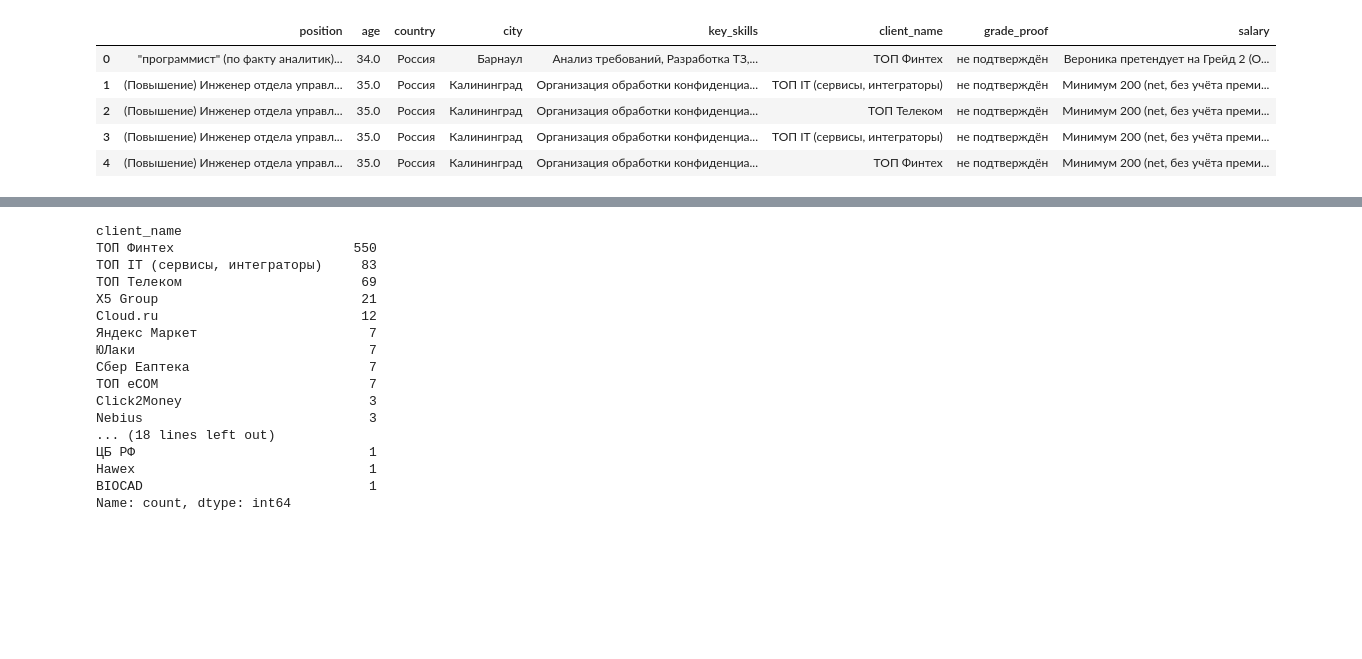
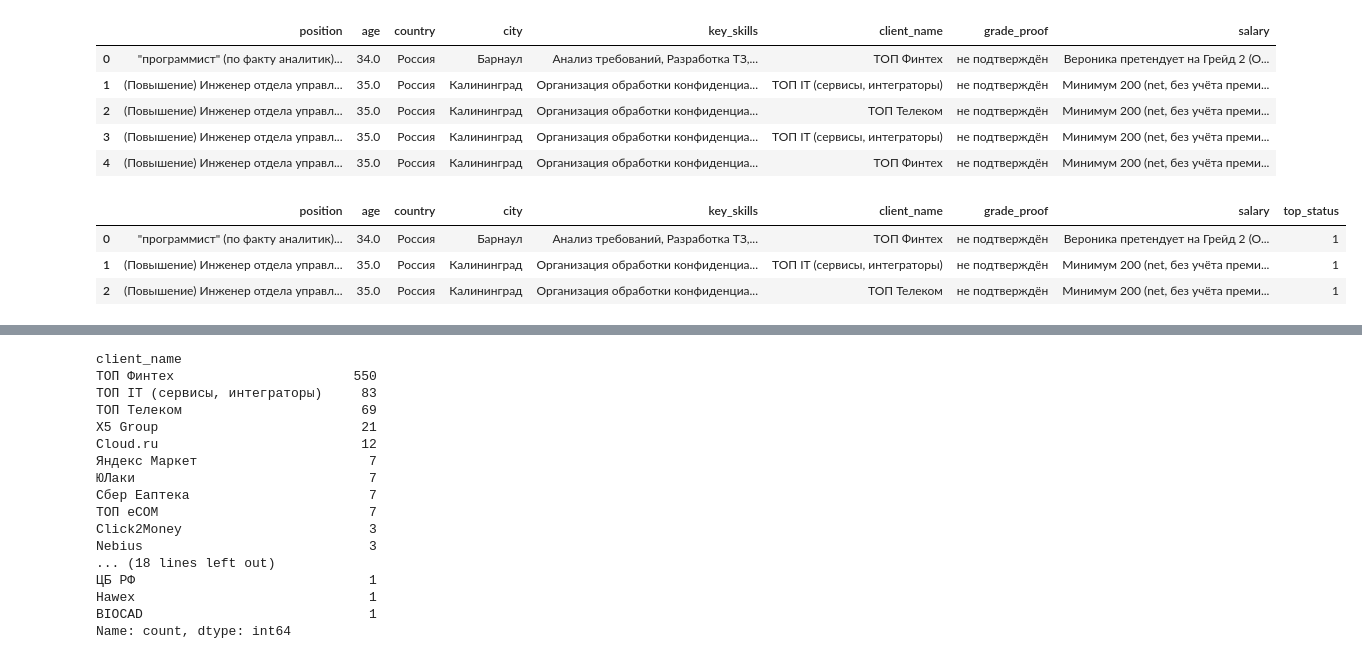
Before and after one commit to Halva773/FIC_hackaton, a Jupyter notebook: notebooks/Analisis.ipynb, the cells around one changed output, grey strips where cells are left out. Drawn from its saved outputs; the diff is of its cells as text; code cells hidden in the pictures; blank space fills up the shorter version.

```diff
--- a/notebooks/Analisis.ipynb
+++ b/notebooks/Analisis.ipynb
@@ -13,3 +14,16 @@ data.head()
 | 2 | (Повышение) Инженер отдела управл... | 35.0 | Россия | Калининград | Организация обработки конфиденциа... | ТОП Телеком | не подтверждён | Минимум 200 (net, без учёта преми... |
 | 3 | (Повышение) Инженер отдела управл... | 35.0 | Россия | Калининград | Организация обработки конфиденциа... | ТОП IT (сервисы, интеграторы) | не подтверждён | Минимум 200 (net, без учёта преми... |
 | 4 | (Повышение) Инженер отдела управл... | 35.0 | Россия | Калининград | Организация обработки конфиденциа... | ТОП Финтех | не подтверждён | Минимум 200 (net, без учёта преми... |
+# %%
+def set_top_status(value):
+    if 'топ' in value.lower():
+        return 1
+    return 0
+
+data['top_status'] = data['client_name'].apply(lambda x: set_top_status(x))
+data.head(3)
+# %% [output]
+|  | position | age | country | city | key_skills | client_name | grade_proof | salary | top_status |
+| 0 | "программист" (по факту аналитик)... | 34.0 | Россия | Барнаул | Анализ требований, Разработка ТЗ,... | ТОП Финтех | не подтверждён | Вероника претендует на Грейд 2 (О... | 1 |
+| 1 | (Повышение) Инженер отдела управл... | 35.0 | Россия | Калининград | Организация обработки конфиденциа... | ТОП IT (сервисы, интеграторы) | не подтверждён | Минимум 200 (net, без учёта преми... | 1 |
+| 2 | (Повышение) Инженер отдела управл... | 35.0 | Россия | Калининград | Организация обработки конфиденциа... | ТОП Телеком | не подтверждён | Минимум 200 (net, без учёта преми... | 1 |
```
Also changed, not shown: parts of 13 cells of this notebook, 4 other files.
